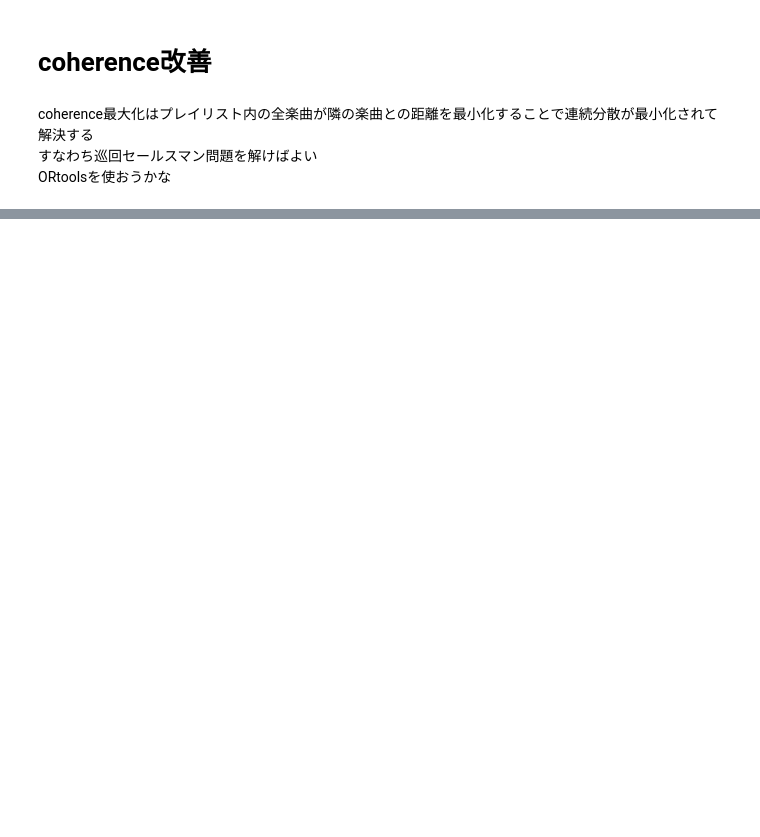
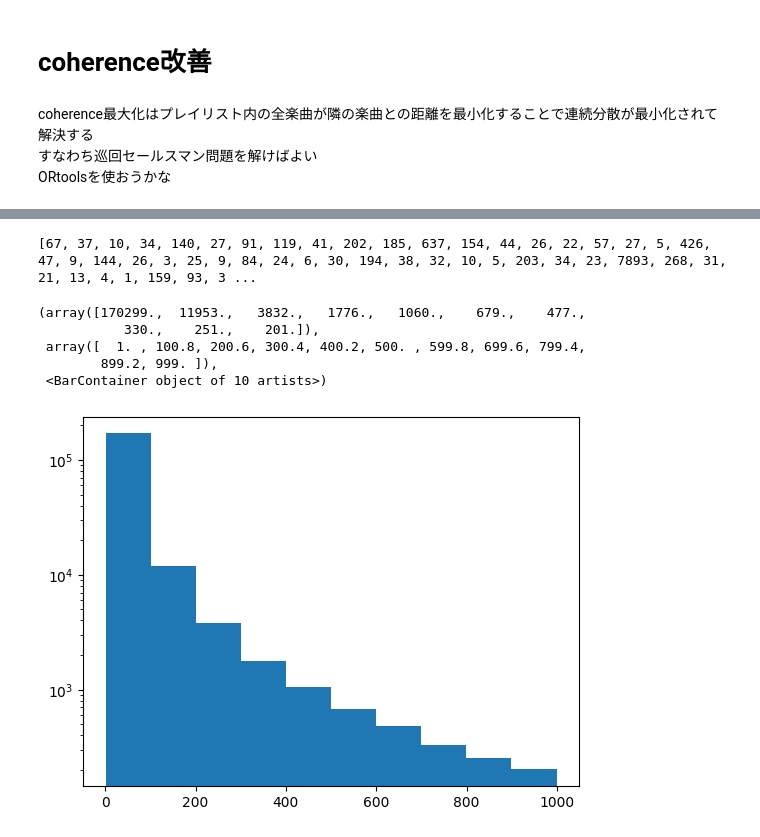
Before and after one commit to tamaki12345/master_exp, a Jupyter notebook: coherence/exp.ipynb, the cells around one changed output, grey strips where cells are left out. Drawn from its saved outputs; the diff is of its cells as text; code cells hidden in the pictures; blank space fills up the shorter version.

```diff
--- a/coherence/exp.ipynb
+++ b/coherence/exp.ipynb
@@ -432,0 +569,3 @@ for i, route in enumerate(routes):
+# %%
+for i, track in enumerate(routes[0]):
+    print(track,' : ',id_to_track[int(track)])
@@ -463,0 +716,13 @@ for p_id, playlist in enumerate(playlist_list[1:]):
+# %%
+rearrange_playlist = []
+calc_time = []
+
+for p_id in tqdm(calc_ids):
+
+    rearrangement = Rearrangement(track_artist_id, playlist_artist_matrix.tocsc())
+    # start_time = time.time()
+    route = rearrangement.rearrange(playlist_list[p_id])
+    # calc_time.append( ( len(playlist), time.time()-start_time ) )
+    # del rearrangement
+
+    rearrange_playlist.append( (p_id,route) )
@@ -463,0 +748,33 @@ for p_id, playlist in enumerate(playlist_list[1:]):
+# %%
+with open('rearramged_playlist.tsv', mode = 'w'):
+    for p_id, playlist in rearrange_playlist:
+        f.write(str(p_id))
+
+        for track in playlist:
+            f.qrite('\t'+str(track))
+        f.write('\n')
+# %%
+p_length = []
+
+for playlist in playlist_list:
+    p_length.append(len(playlist))
+
+print(p_length)
+print(np.percentile(p_length, [1,5,10,25,50,75,90,95,99]))
+print(np.percentile(p_length, [50, 55, 60, 65, 70, 75, 80, 85, 90]))
+# %% [output]
+[67, 37, 10, 34, 140, 27, 91, 119, 41, 202, 185, 637, 154, 44, 26, 22, 57, 27, 5, 426, 47, 9, 144, 26, 3, 25, 9, 84, 24, 6, 30, 194, 38, 32, 10, 5, 203, 34, 23, 7893, 268, 31, 21, 13, 4, 1, 159, 93, 3 ...
+# %%
+from matplotlib import pyplot as plt
+
+length = np.array(p_length)
+length = length[length<1000]
+
+plt.hist(length, log=True)
+# %% [output]
+(array([170299.,  11953.,   3832.,   1776.,   1060.,    679.,    477.,
+           330.,    251.,    201.]),
+ array([  1. , 100.8, 200.6, 300.4, 400.2, 500. , 599.8, 699.6, 799.4,
+        899.2, 999. ]),
+ <BarContainer object of 10 artists>)
+[figure, added]
```
Also changed, not shown: parts of 48 cells of this notebook, 11 other files.
